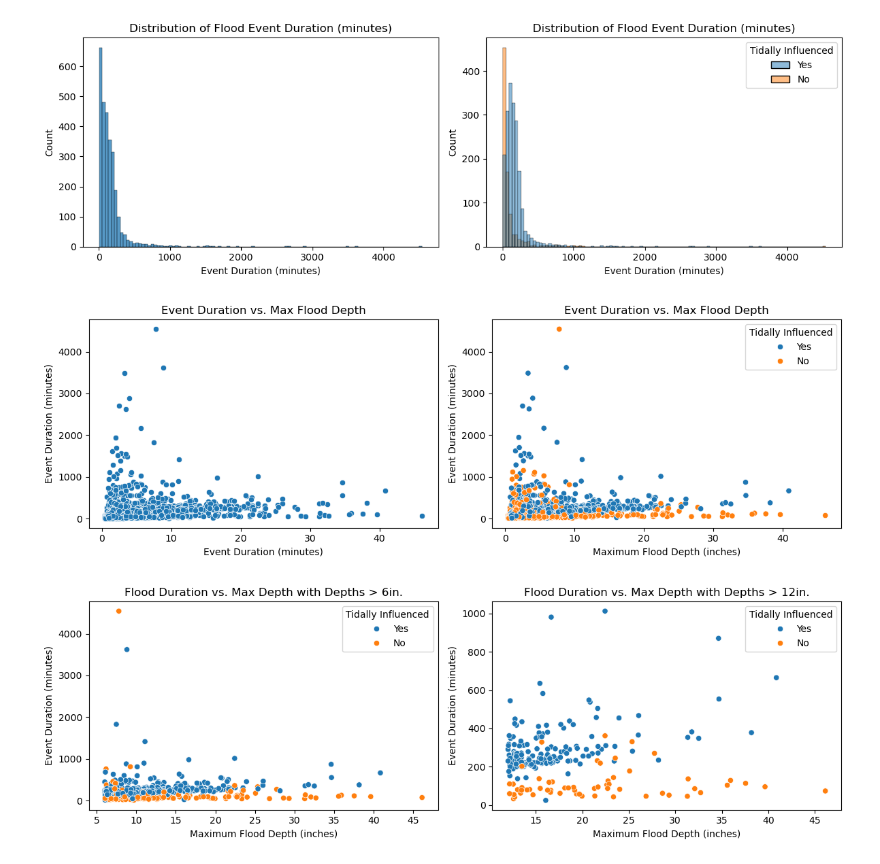
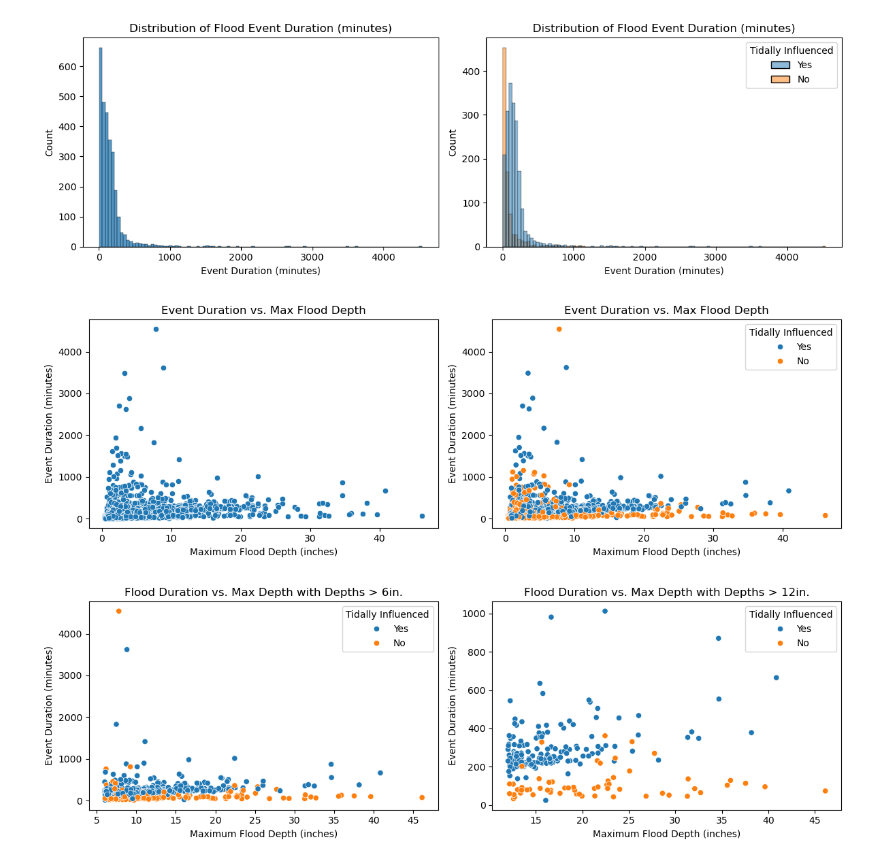
Before and after one commit to mebauer/floodnet-nyc-tutorial, a Jupyter notebook: 01-load-inspect.ipynb, the cells around one changed output. Cells and saved outputs as stored; diff of their text form; code cells hidden in the pictures.

```diff
--- a/01-load-inspect.ipynb
+++ b/01-load-inspect.ipynb
@@ -1028,31 +1088,31 @@ fig.tight_layout()
 # %%
 fig, axs = plt.subplots(1, 2, figsize=(12, 4))
 
 sns.scatterplot(
     data=merged_df,
     x="max_depth_inches", y="duration_mins",
     ax=axs[0]
 )
 
 axs[0].set_title('Event Duration vs. Max Flood Depth')
-axs[0].set_xlabel('Event Duration (minutes)')
+axs[0].set_xlabel('Maximum Flood Depth (inches)')
 axs[0].set_ylabel('Event Duration (minutes)')
 
 sns.scatterplot(
     data=merged_df,
     x="max_depth_inches", y="duration_mins",
     hue="tidally_influenced",
     ax=axs[1]
 )
 
 axs[1].set_title('Event Duration vs. Max Flood Depth')
 axs[1].set_xlabel('Maximum Flood Depth (inches)')
 axs[1].set_ylabel('Event Duration (minutes)')
 axs[1].get_legend().set_title("Tidally Influenced")
 
 fig.tight_layout()
 # %% [output]
-[figure, old version]
+[figure, new version]
 # %%
 fig, axs = plt.subplots(1, 2, figsize=(12, 4))
 
```
Also changed, not shown: parts of 30 cells of this notebook.
